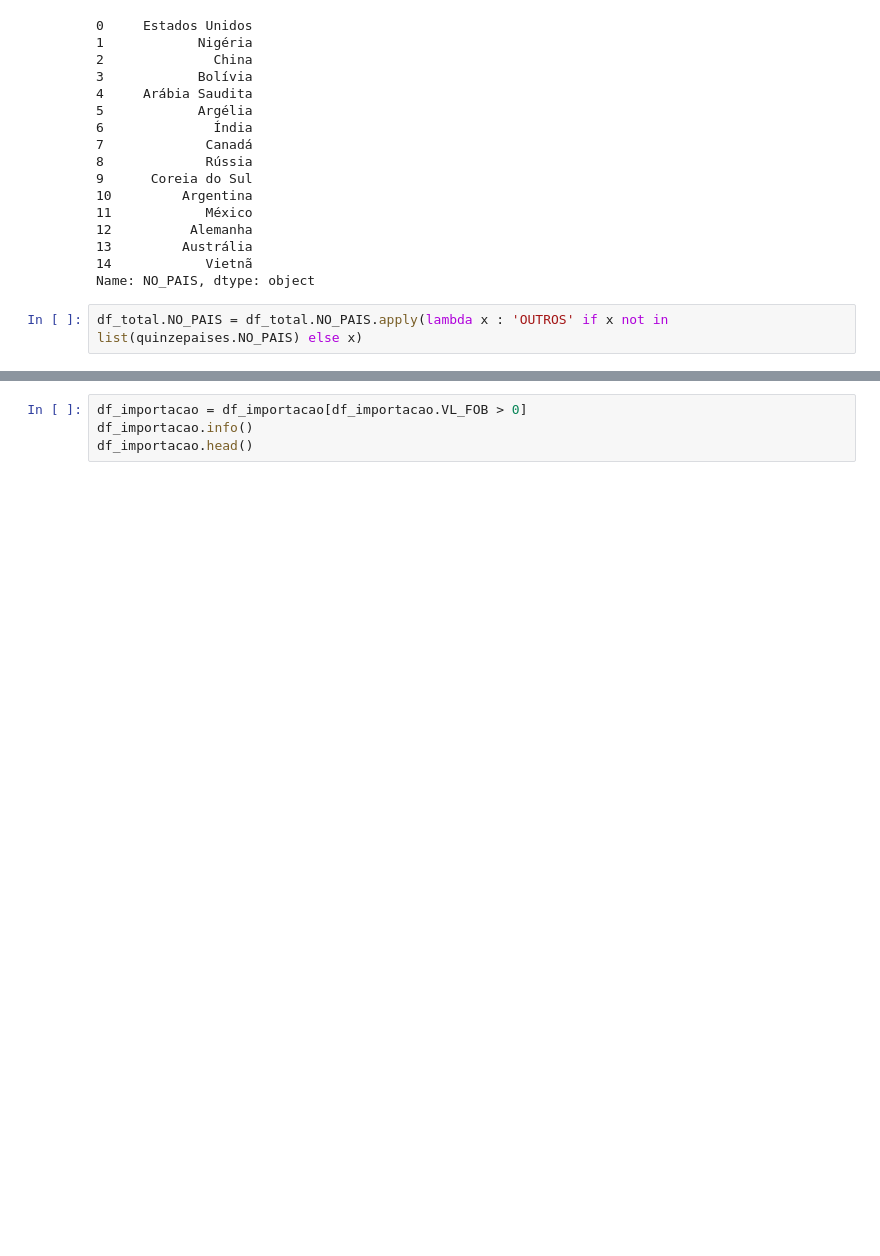
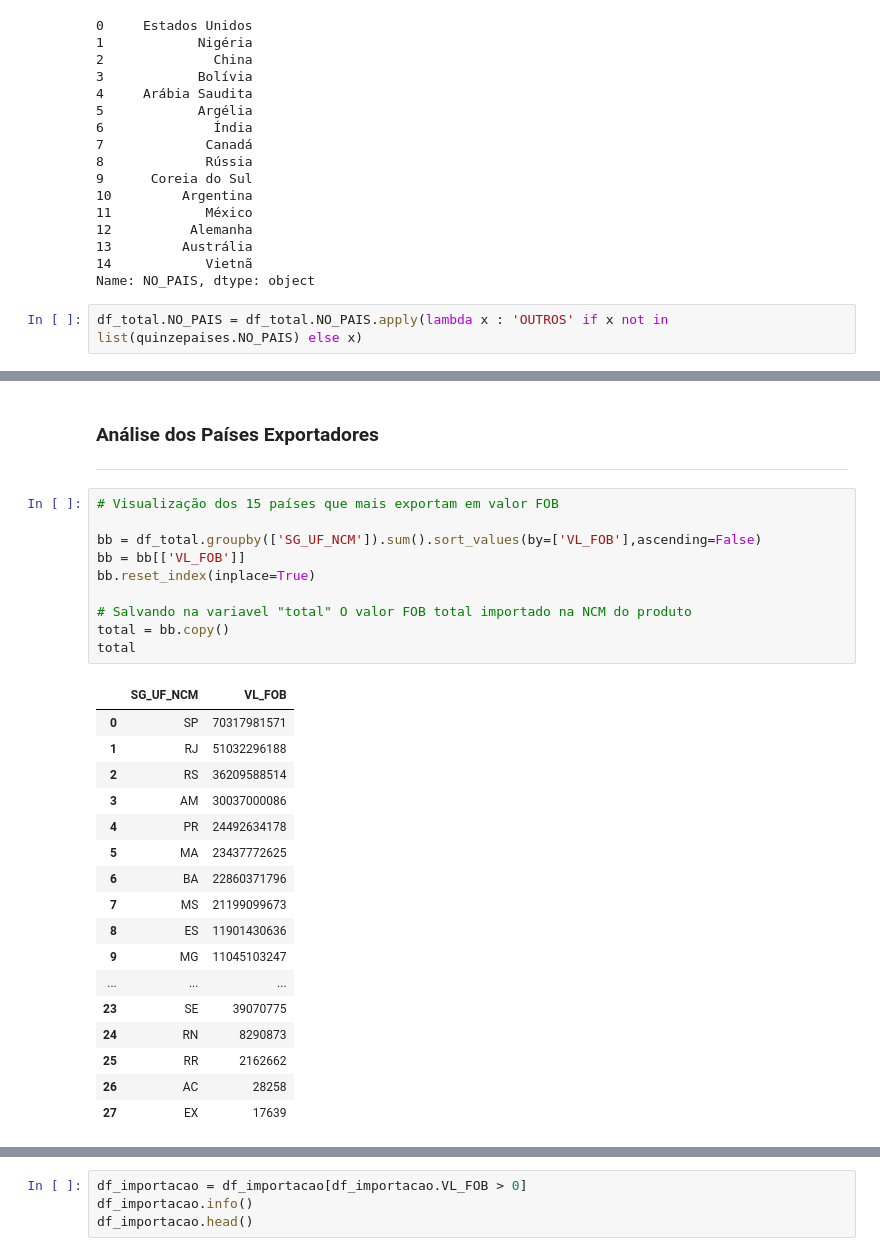
Before and after one commit to Danielpsob/DSWP, a Jupyter notebook: notebooks/analise_dados29-03.ipynb, the cells around one changed output, grey strips where cells are left out. Cells and saved outputs as stored; diff of their text form; blank space fills up the shorter version.

```diff
--- a/notebooks/analise_dados29-03.ipynb
+++ b/notebooks/analise_dados29-03.ipynb
@@ -670,0 +669,31 @@ df_total.head()
+# %% [markdown]
+### Análise dos Países Exportadores
+-----
+# %%
+# Visualização dos 15 países que mais exportam em valor FOB
+
+bb = df_total.groupby(['SG_UF_NCM']).sum().sort_values(by=['VL_FOB'],ascending=False)
+bb = bb[['VL_FOB']]
+bb.reset_index(inplace=True)
+
+# Salvando na variavel "total" O valor FOB total importado na NCM do produto
+total = bb.copy()
+total
+# %% [output]
+|  | SG_UF_NCM | VL_FOB |
+| 0 | SP | 70317981571 |
+| 1 | RJ | 51032296188 |
+| 2 | RS | 36209588514 |
+| 3 | AM | 30037000086 |
+| 4 | PR | 24492634178 |
+| 5 | MA | 23437772625 |
+| 6 | BA | 22860371796 |
+| 7 | MS | 21199099673 |
+| 8 | ES | 11901430636 |
+| 9 | MG | 11045103247 |
+| ... | ... | ... |
+| 23 | SE | 39070775 |
+| 24 | RN | 8290873 |
+| 25 | RR | 2162662 |
+| 26 | AC | 28258 |
+| 27 | EX | 17639 |
```
Also changed, not shown: parts of 7 cells of this notebook.
